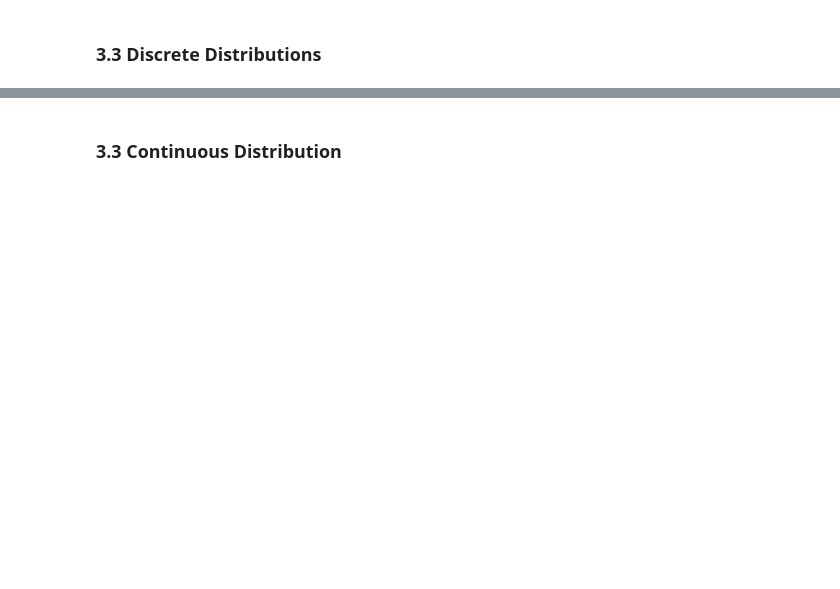
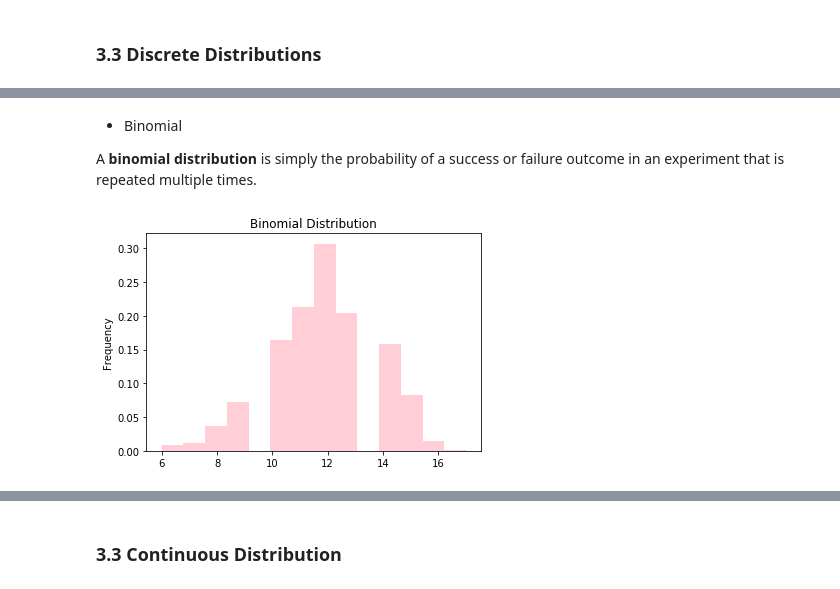
Before and after one commit to G00387847/numpy.random, a Jupyter notebook: numpy.random.ipynb, the cells around one changed output, grey strips where cells are left out. Saved outputs shown, nothing was run; the diff lists cells and outputs as text; code cells hidden in the pictures; blank space fills up the shorter version.

```diff
--- a/numpy.random.ipynb
+++ b/numpy.random.ipynb
@@ -253,0 +230,15 @@ fig=plot.get_figure()
+# %% [markdown]
+* Binomial
+
+A **binomial distribution** is simply the probability of a success or failure outcome in an experiment that is repeated multiple times.
+# %%
+#Initializing the parameters 'number of trials' and 'probability of success'
+
+n, p = 17, 0.7  # number of trials, probability of each trial
+s = np.random.binomial(n, p, 1000)
+count, bins, ignored = plt.hist(s, 14, density=True, facecolor='pink', alpha=0.77)
+plt.title('Binomial Distribution')
+plt.ylabel("Frequency")
+plt.show() # Display histogram of the sample
+# %% [output]
+[figure, added]
```
Also changed, not shown: parts of 23 cells of this notebook.
